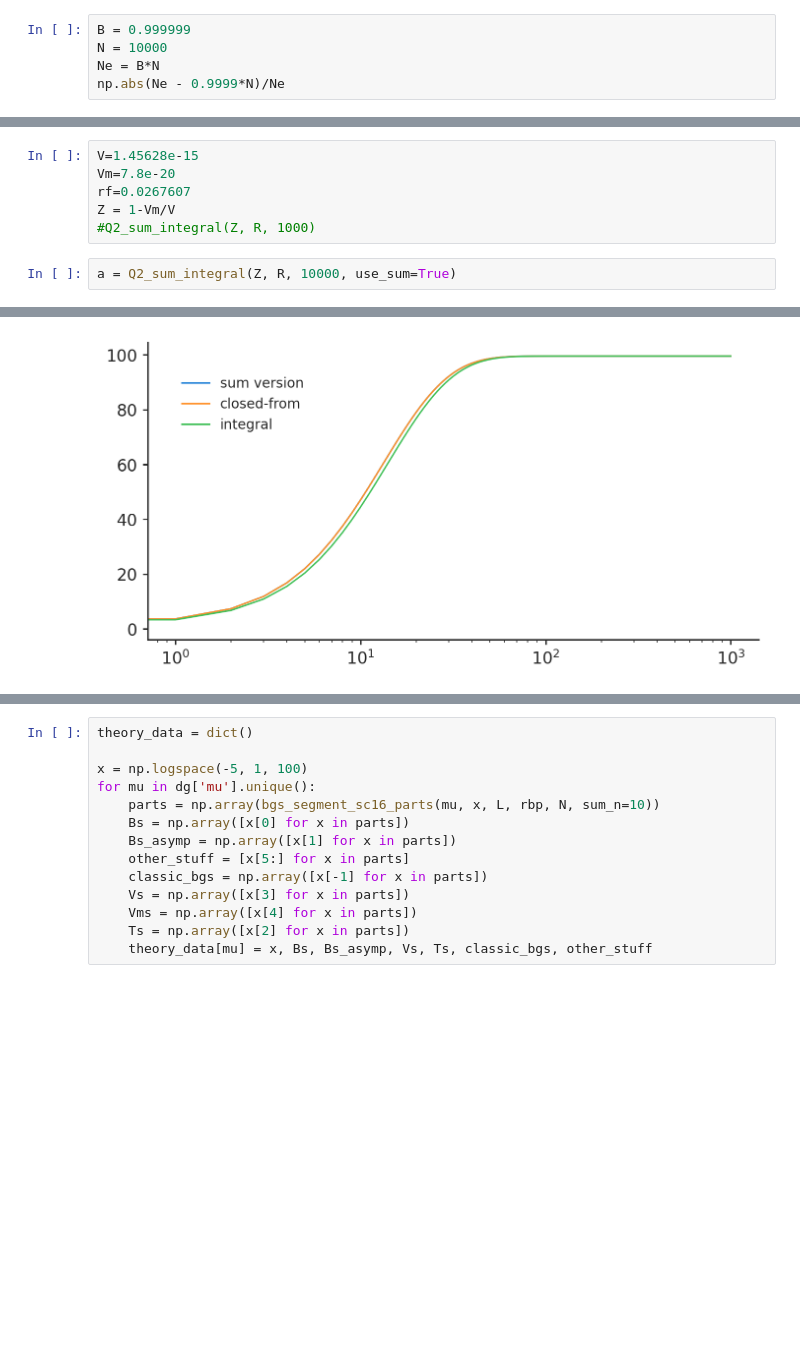
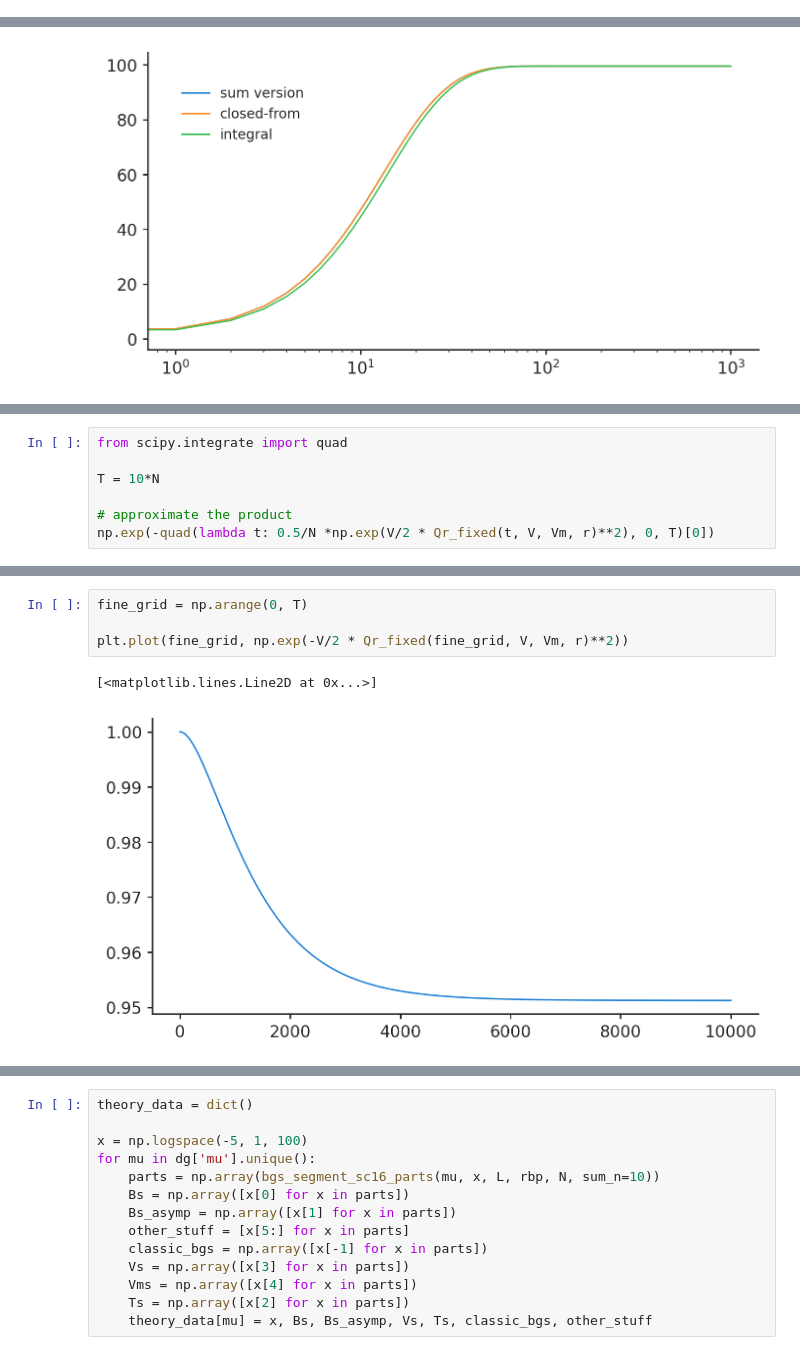
Before and after one commit to vsbuffalo/bprime, a Jupyter notebook: notebooks/region_simulations.ipynb, the cells around one changed output, grey strips where cells are left out. Drawn from its saved outputs; the diff is of its cells as text; blank space fills up the shorter version.

```diff
--- a/notebooks/region_simulations.ipynb
+++ b/notebooks/region_simulations.ipynb
@@ -1100,5 +82,0 @@ integrand
-# %%
-B = 0.999999
-N = 10000
-Ne = B*N
-np.abs(Ne - 0.9999*N)/Ne
@@ -1118,8 +82,0 @@ np.abs(Ne - 0.9999*N)/Ne
-# %%
-V=1.45628e-15
-Vm=7.8e-20
-rf=0.0267607
-Z = 1-Vm/V
-#Q2_sum_integral(Z, R, 1000)
-# %%
-a = Q2_sum_integral(Z, R, 10000, use_sum=True)
@@ -1196,0 +176,7 @@ Q2_sum_integral(Z, R, use_sum=True)[-2:], Q2_sum_integral(Z, R, use_sum=False)[-
+# %%
+from scipy.integrate import quad
+
+T = 10*N
+
+# approximate the product
+np.exp(-quad(lambda t: 0.5/N *np.exp(V/2 * Qr_fixed(t, V, Vm, r)**2), 0, T)[0])
@@ -1196,0 +230,7 @@ Q2_sum_integral(Z, R, use_sum=True)[-2:], Q2_sum_integral(Z, R, use_sum=False)[-
+# %%
+fine_grid = np.arange(0, T)
+
+plt.plot(fine_grid, np.exp(-V/2 * Qr_fixed(fine_grid, V, Vm, r)**2))
+# %% [output]
+[<matplotlib.lines.Line2D at 0x...>]
+[figure, added]
```
Also changed, not shown: parts of 37 cells of this notebook, 1 other file.
